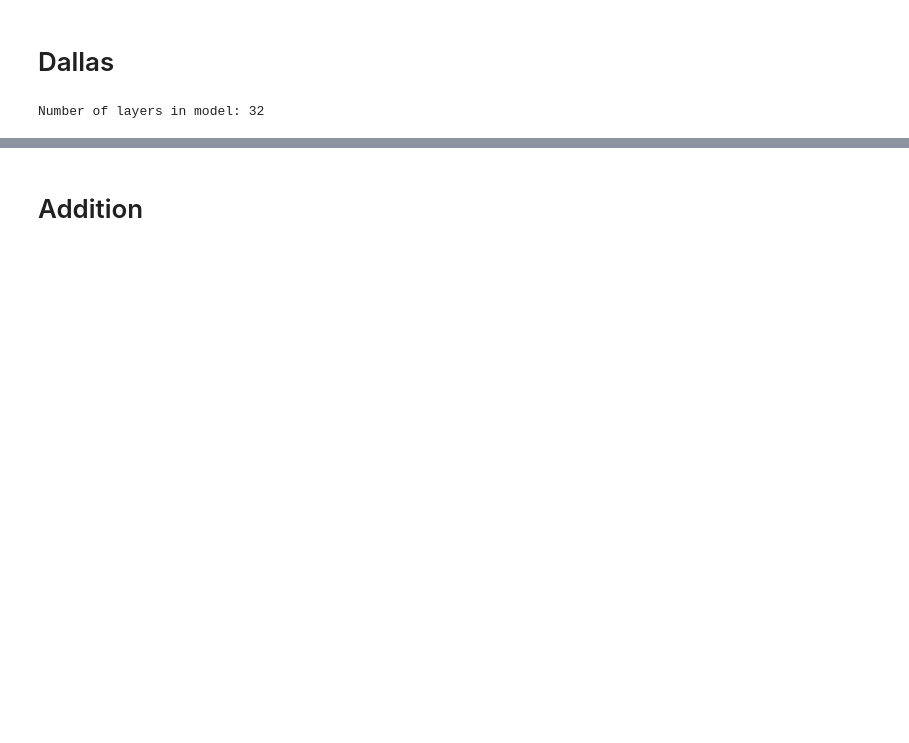
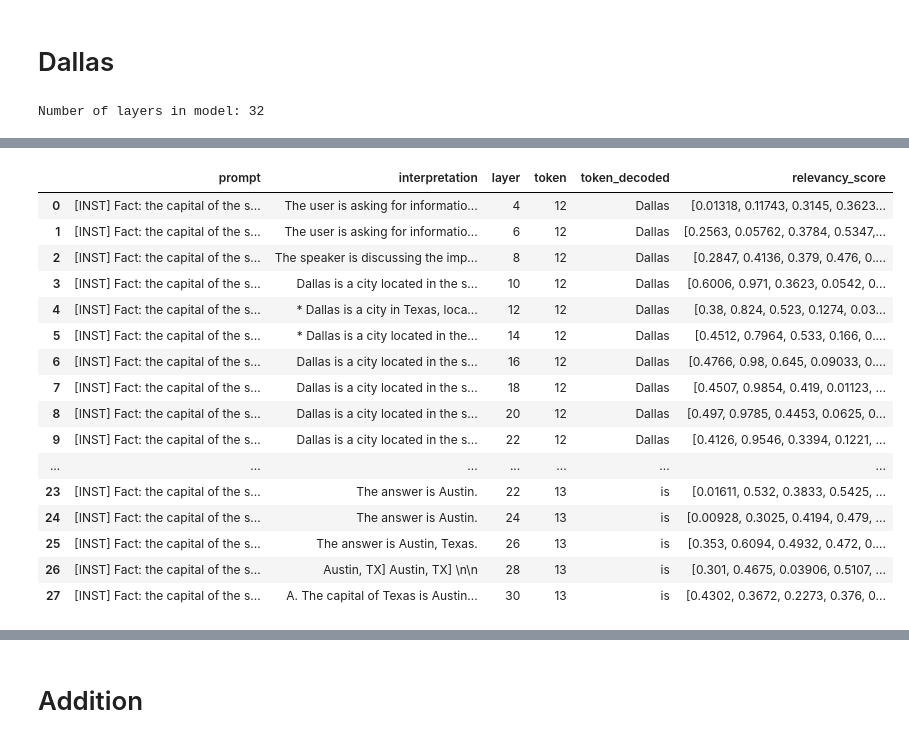
Before and after one commit to oliveradk/selfie, a Jupyter notebook: nbs/multi_hop.ipynb, the cells around one changed output, grey strips where cells are left out. Saved outputs shown, nothing was run; the diff lists cells and outputs as text; code cells hidden in the pictures; blank space fills up the shorter version.

```diff
--- a/nbs/multi_hop.ipynb
+++ b/nbs/multi_hop.ipynb
@@ -125,0 +83,20 @@ pd.DataFrame(interpretation_df)
+# %%
+interpretation_df
+# %% [output]
+|  | prompt | interpretation | layer | token | token_decoded | relevancy_score |
+| 0 | [INST] Fact: the capital of the s... | The user is asking for informatio... | 4 | 12 | Dallas | [0.01318, 0.11743, 0.3145, 0.3623... |
+| 1 | [INST] Fact: the capital of the s... | The user is asking for informatio... | 6 | 12 | Dallas | [0.2563, 0.05762, 0.3784, 0.5347,... |
+| 2 | [INST] Fact: the capital of the s... | The speaker is discussing the imp... | 8 | 12 | Dallas | [0.2847, 0.4136, 0.379, 0.476, 0.... |
+| 3 | [INST] Fact: the capital of the s... | Dallas is a city located in the s... | 10 | 12 | Dallas | [0.6006, 0.971, 0.3623, 0.0542, 0... |
+| 4 | [INST] Fact: the capital of the s... | * Dallas is a city in Texas, loca... | 12 | 12 | Dallas | [0.38, 0.824, 0.523, 0.1274, 0.03... |
+| 5 | [INST] Fact: the capital of the s... | * Dallas is a city located in the... | 14 | 12 | Dallas | [0.4512, 0.7964, 0.533, 0.166, 0.... |
+| 6 | [INST] Fact: the capital of the s... | Dallas is a city located in the s... | 16 | 12 | Dallas | [0.4766, 0.98, 0.645, 0.09033, 0.... |
+| 7 | [INST] Fact: the capital of the s... | Dallas is a city located in the s... | 18 | 12 | Dallas | [0.4507, 0.9854, 0.419, 0.01123, ... |
+| 8 | [INST] Fact: the capital of the s... | Dallas is a city located in the s... | 20 | 12 | Dallas | [0.497, 0.9785, 0.4453, 0.0625, 0... |
+| 9 | [INST] Fact: the capital of the s... | Dallas is a city located in the s... | 22 | 12 | Dallas | [0.4126, 0.9546, 0.3394, 0.1221, ... |
+| ... | ... | ... | ... | ... | ... | ... |
+| 23 | [INST] Fact: the capital of the s... | The answer is Austin. | 22 | 13 | is | [0.01611, 0.532, 0.3833, 0.5425, ... |
+| 24 | [INST] Fact: the capital of the s... | The answer is Austin. | 24 | 13 | is | [0.00928, 0.3025, 0.4194, 0.479, ... |
+| 25 | [INST] Fact: the capital of the s... | The answer is Austin, Texas. | 26 | 13 | is | [0.353, 0.6094, 0.4932, 0.472, 0.... |
+| 26 | [INST] Fact: the capital of the s... | Austin, TX] Austin, TX] \n\n | 28 | 13 | is | [0.301, 0.4675, 0.03906, 0.5107, ... |
+| 27 | [INST] Fact: the capital of the s... | A. The capital of Texas is Austin... | 30 | 13 | is | [0.4302, 0.3672, 0.2273, 0.376, 0... |
```
Also changed, not shown: parts of 18 cells of this notebook.
